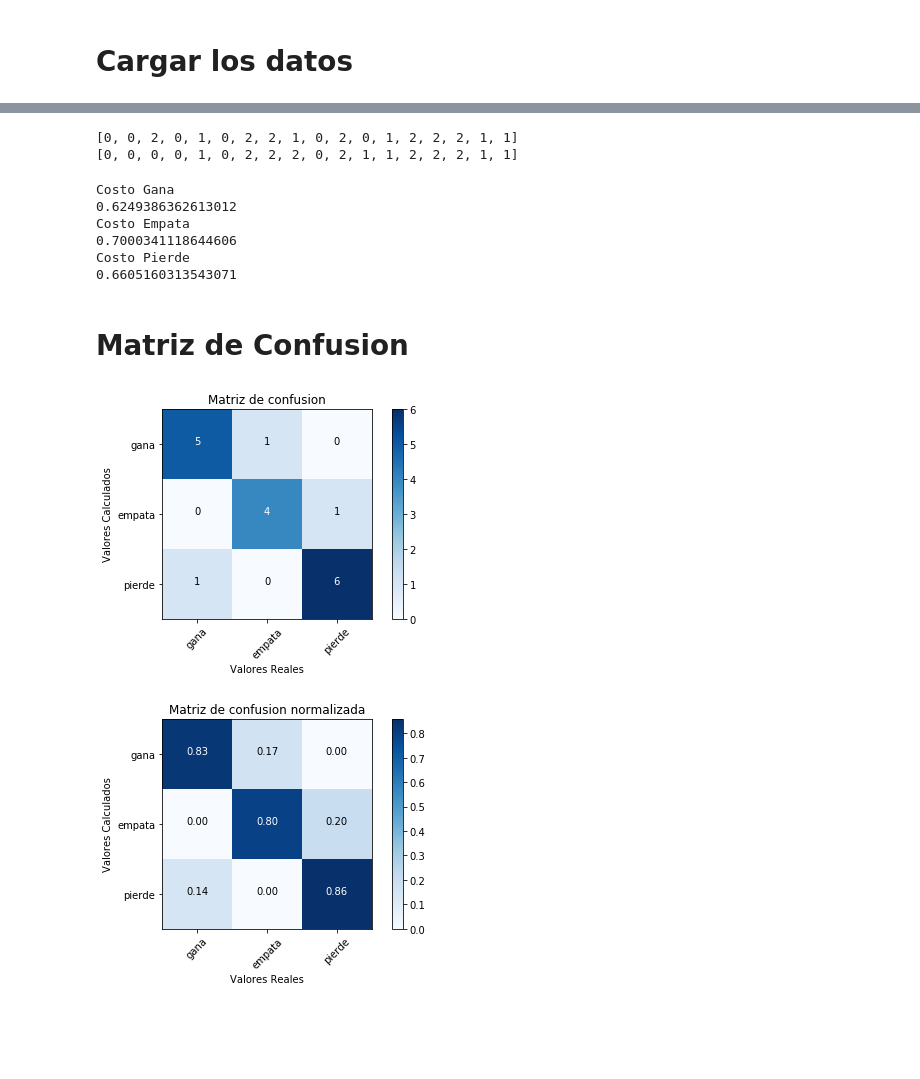
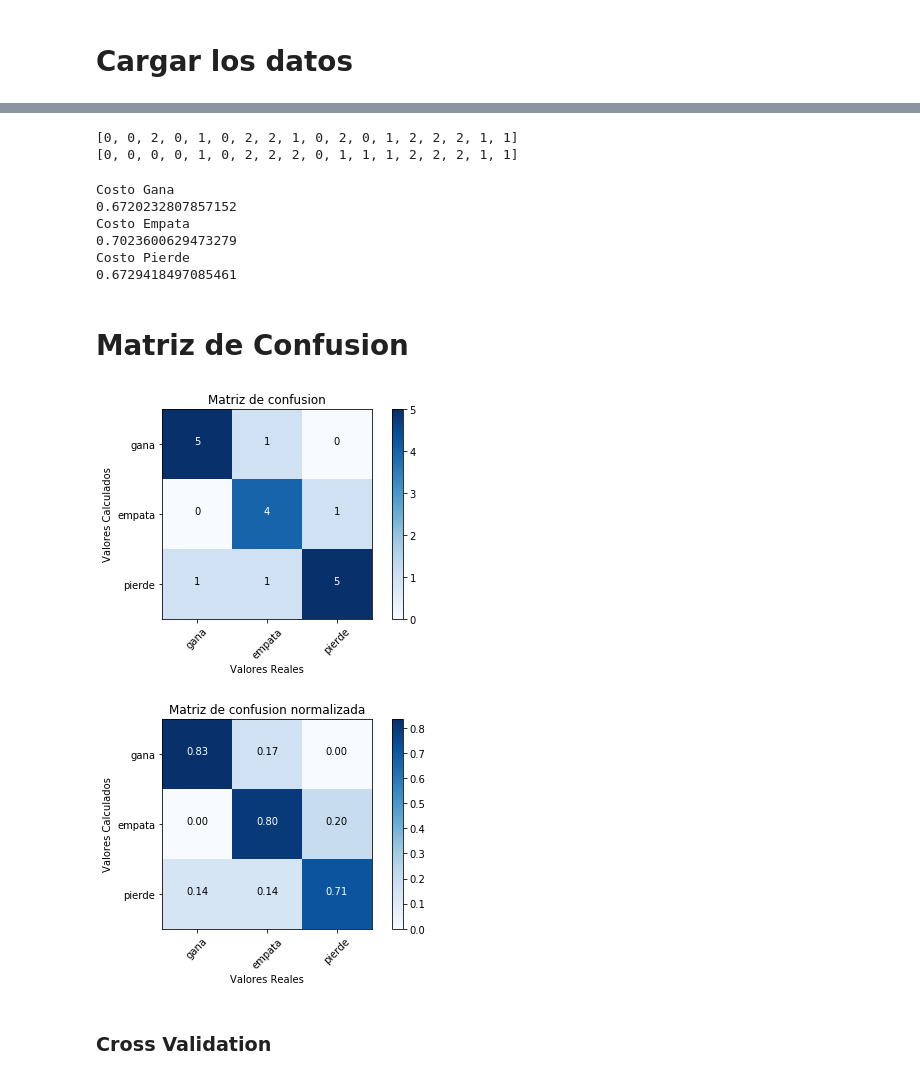
Before and after one commit to ltch23/TIA, a Jupyter notebook: Regresion Logistica.ipynb, the cells around one changed output, grey strips where cells are left out. Saved outputs shown, nothing was run; the diff lists cells and outputs as text; code cells hidden in the pictures; blank space fills up the shorter version.

```diff
--- a/Regresion Logistica.ipynb
+++ b/Regresion Logistica.ipynb
@@ -72,18 +72,22 @@ y_gana = get_y(y_gana)
 y_empata = get_y(y_empata)
 y_pierde = get_y(y_pierde)
 
+#---------- Obtengo la data
+data = np.loadtxt('puntos.txt',delimiter=",")
+X = data[:,:7]
+print(X)
+print(X.shape)
+# X= np.ones((size,8))
+# X[:,1] =np.arange(1,size+1)
+# X[:,2] =[27.1,27.1,27.6,27.2,28.0,26.4,26.1,25.7,25.9,26.6,26,26.7,26.3,26,26.3,26.8,26.28,25.9]
+# X[:,3] =[26.5,28.22,28.23,26.4,24.6,28.4,26.9,27.9,28.1,29.6,26.4,26,24.7,28.7,26.9,27.9,28.4,27.3]
 
-X= np.ones((size,8))
-X[:,1] =np.arange(1,size+1)
-X[:,2] =[27.1,27.1,27.6,27.2,28.0,26.4,26.1,25.7,25.9,26.6,26,26.7,26.3,26,26.3,26.8,26.28,25.9]
-X[:,3] =[26.5,28.22,28.23,26.4,24.6,28.4,26.9,27.9,28.1,29.6,26.4,26,24.7,28.7,26.9,27.9,28.4,27.3]
+# X[:,4] =[20,22,23,28,30,25,18,21,20,16,27,23,25,29,19,21,25,19]
 
-X[:,4] =[20,22,23,28,30,25,18,21,20,16,27,23,25,29,19,21,25,19]
+# X[:,5] =[53,3,3,8,3,43,3640,3,3,570,43,3,67,3,3,2850,25,3]
 
-X[:,5] =[53,3,3,8,3,43,3640,3,3,570,43,3,67,3,3,2850,25,3]
+# X[:,6] =[46788,50000,50000,60000,50000,60235,45000,50000,50000,48665,42354,50000,51796,50000,40093,35742,
+#          49000,50000]
 
-X[:,6] =[46788,50000,50000,60000,50000,60235,45000,50000,50000,48665,42354,50000,51796,50000,40093,35742,
-         49000,50000]
-
-#x[:,7] =[-1,1,1,-1,1,-1,-1,1,1,-1,-1,1,-1,1,1,-1,-1,1]
-X[:,7] =[0.3,0.7,0.7,0.3,0.7,0.3,0.4,0.7,0.7,0.3,0.3,0.7,0.3,0.7,0.7,0.3,0.3,0.3]
+# #x[:,7] =[-1,1,1,-1,1,-1,-1,1,1,-1,-1,1,-1,1,1,-1,-1,1]
+# X[:,7] =[0.3,0.7,0.7,0.3,0.7,0.3,0.4,0.7,0.7,0.3,0.3,0.7,0.3,0.7,0.7,0.3,0.3,0.3]
@@ -123,17 +133,17 @@ print(X)
 # %%
-theta_gana = np.zeros((8,1))
-theta_empata = np.zeros((8,1))
-theta_pierde = np.zeros((8,1))
+theta_gana = np.zeros((7,1))
+theta_empata = np.zeros((7,1))
+theta_pierde = np.zeros((7,1))
 # %%
 #Calcular theta si gana
-theta_gana = gradienteV(X,y_gana,theta_,0.001,100000)
+theta_gana = gradiente(X,y_gana,theta_gana,0.001,100000)
 print(theta_gana)
 
 #Calcular theta si empata
-theta_empata = gradienteV(X,y_empata,theta_,0.001,100000)
+theta_empata = gradiente(X,y_empata,theta_empata,0.001,100000)
 print(theta_empata)
 
 #Calcular theta si pierde
-theta_pierde = gradienteV(X,y_pierde,theta_,0.001,100000)
+theta_pierde = gradiente(X,y_pierde,theta_pierde,0.001,100000)
 print(theta_pierde)
 # %% [output]
@@ -200,8 +212,11 @@ print(y)
 print(y_values_calc)
 # %% [output]
 [0, 0, 2, 0, 1, 0, 2, 2, 1, 0, 2, 0, 1, 2, 2, 2, 1, 1]
-[0, 0, 0, 0, 1, 0, 2, 2, 2, 0, 2, 1, 1, 2, 2, 2, 1, 1]
+[0, 0, 0, 0, 1, 0, 2, 2, 2, 0, 1, 1, 1, 2, 2, 2, 1, 1]
 # %%
+y_pred_gana=predict(X,theta_gana)
+y_pred_empata=predict(X,theta_empata)
+y_pred_pierde=predict(X,theta_pierde)
 print("Costo Gana")
 print(logistic_cost(y_pred_gana, y_gana))
 print("Costo Empata")
@@ -210,11 +225,11 @@ print("Costo Pierde")
 print(logistic_cost(y_pred_pierde, y_pierde))
 # %% [output]
 Costo Gana
-0.6249386362613012
+0.6720232807857152
 Costo Empata
-0.7000341118644606
+0.7023600629473279
 Costo Pierde
-0.6605160313543071
+0.6729418497085461
 # %% [markdown]
 # Matriz de Confusion
 # %%
@@ -245,17 +260,19 @@ def plot_confusion_matrix(cm, classes,
 # %%
 def conf_matr(values, y, y2):
     mat = np.zeros((3,3), dtype=int)
     for i in range(len(y)):
         mat[y[i]][y2[i]]+=1
     names=['gana', 'empata', 'pierde']
     mpl.figure()
     plot_confusion_matrix(mat, classes=names,
                           title='Matriz de confusion')
     mpl.figure()
-    plot_confusion_matrix(matriz, classes=names, normalize=True,
+    plot_confusion_matrix(mat, classes=names, normalize=True,
                           title='Matriz de confusion normalizada')
 
 conf_matr([0,1,2], y, y_values_calc)
 # %% [output]
-[figure, old version]
+[figure, new version]
-[figure, old version]
+[figure, new version]
+# %% [markdown]
+### Cross Validation
```
Also changed, not shown: parts of 9 cells of this notebook, 1 other file.
